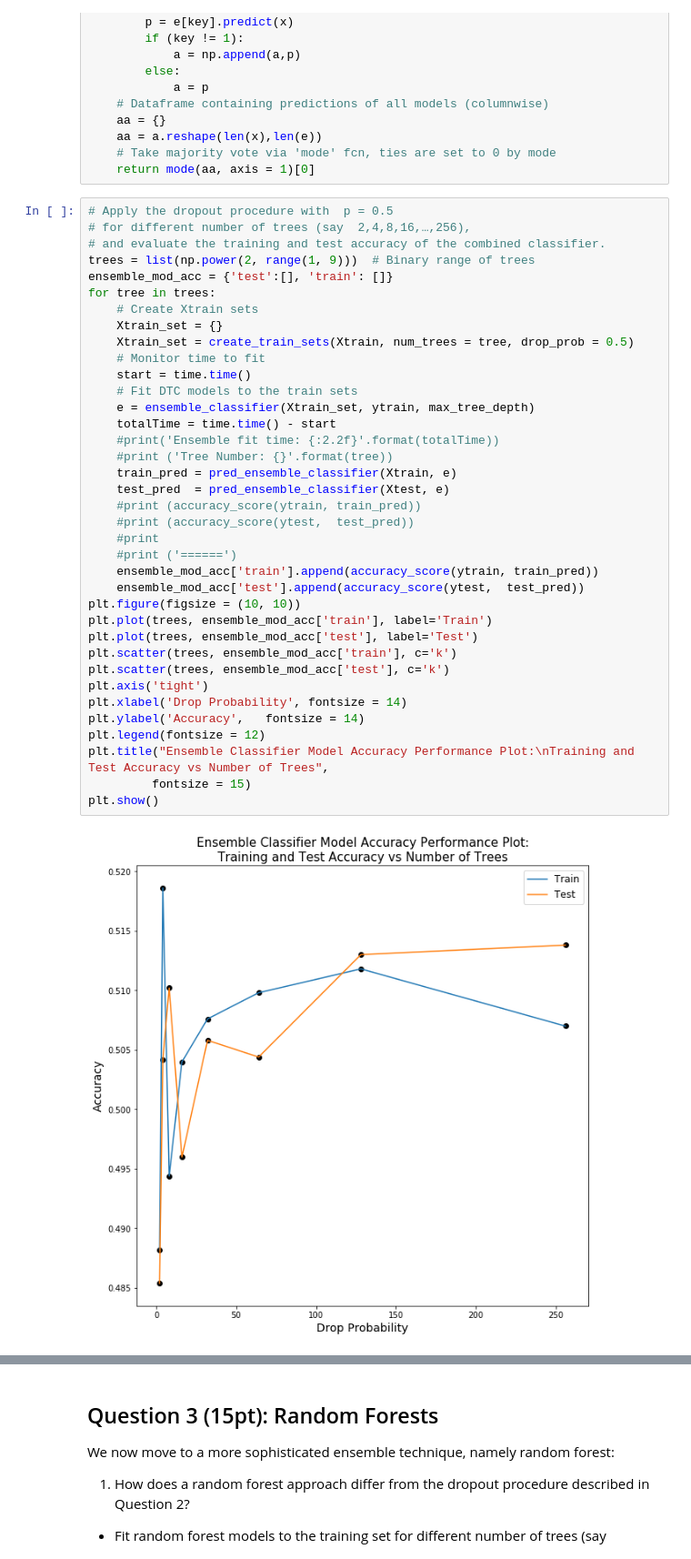
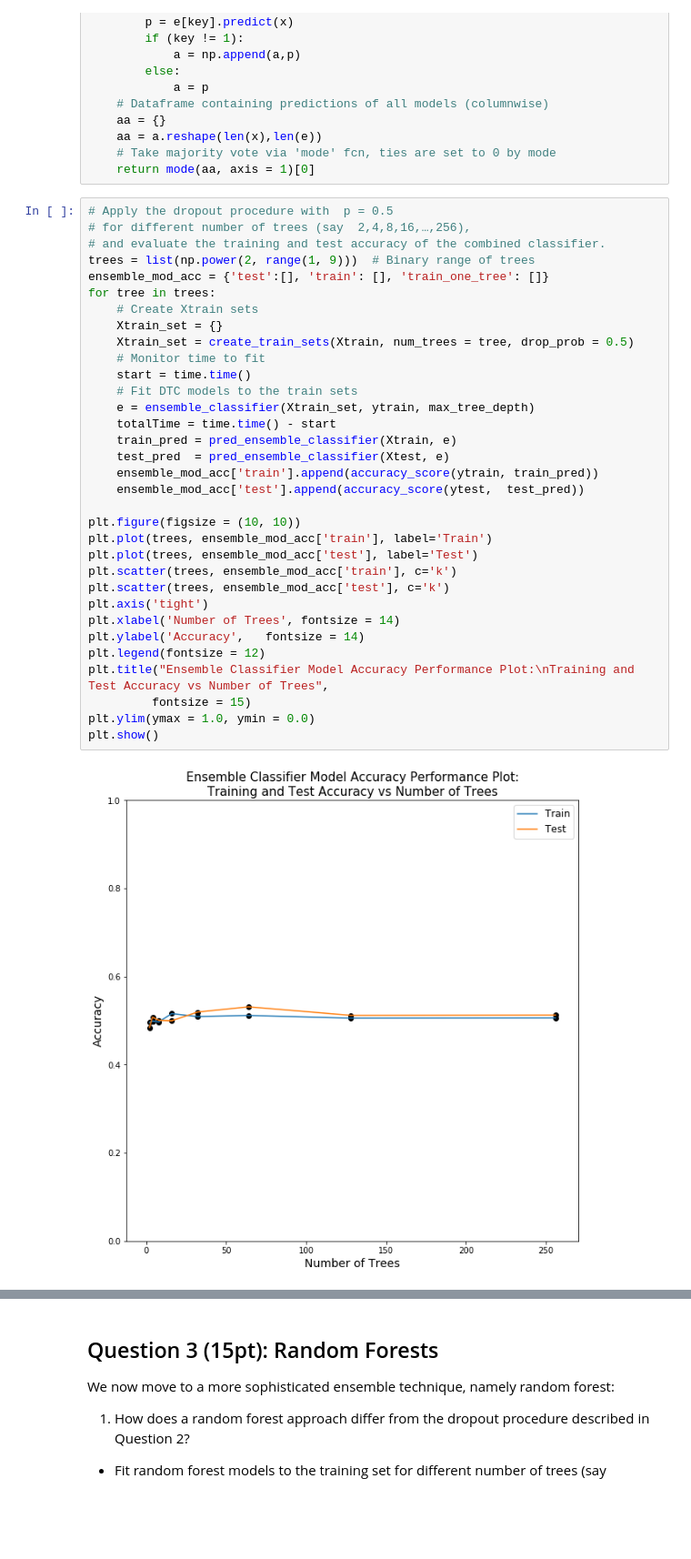
Before and after one commit to REMitchell/CSCIE109A, a Jupyter notebook: hw8/cs109-hw8.ipynb, the cells around one changed output, grey strips where cells are left out. Shown at 91% size. Cells and saved outputs as stored; diff of their text form; blank space fills up the shorter version.

```diff
--- a/hw8/cs109-hw8.ipynb
+++ b/hw8/cs109-hw8.ipynb
@@ -145,42 +156,38 @@ def pred_ensemble_classifier(x, e):
 # %%
 # Apply the dropout procedure with  p = 0.5
 # for different number of trees (say  2,4,8,16,…,256),
 # and evaluate the training and test accuracy of the combined classifier.
 trees = list(np.power(2, range(1, 9)))  # Binary range of trees
-ensemble_mod_acc = {'test':[], 'train': []}
+ensemble_mod_acc = {'test':[], 'train': [], 'train_one_tree': []}
 for tree in trees:
     # Create Xtrain sets
     Xtrain_set = {}
     Xtrain_set = create_train_sets(Xtrain, num_trees = tree, drop_prob = 0.5)
     # Monitor time to fit
     start = time.time()
     # Fit DTC models to the train sets
     e = ensemble_classifier(Xtrain_set, ytrain, max_tree_depth)
     totalTime = time.time() - start
-    #print('Ensemble fit time: {:2.2f}'.format(totalTime))
-    #print ('Tree Number: {}'.format(tree))
     train_pred = pred_ensemble_classifier(Xtrain, e)
     test_pred  = pred_ensemble_classifier(Xtest, e)
-    #print (accuracy_score(ytrain, train_pred))
-    #print (accuracy_score(ytest,  test_pred))
-    #print
-    #print ('======')
     ensemble_mod_acc['train'].append(accuracy_score(ytrain, train_pred))
     ensemble_mod_acc['test'].append(accuracy_score(ytest,  test_pred))
+
 plt.figure(figsize = (10, 10))
 plt.plot(trees, ensemble_mod_acc['train'], label='Train')
 plt.plot(trees, ensemble_mod_acc['test'], label='Test')
 plt.scatter(trees, ensemble_mod_acc['train'], c='k')
 plt.scatter(trees, ensemble_mod_acc['test'], c='k')
 plt.axis('tight')
-plt.xlabel('Drop Probability', fontsize = 14)
+plt.xlabel('Number of Trees', fontsize = 14)
 plt.ylabel('Accuracy',   fontsize = 14)
 plt.legend(fontsize = 12)
 plt.title("Ensemble Classifier Model Accuracy Performance Plot:\nTraining and Test Accuracy vs Number of Trees",
          fontsize = 15)
+plt.ylim(ymax = 1.0, ymin = 0.0)
 plt.show()
 # %% [output]
-[figure, old version]
+[figure, new version]
 # %%
 # Fix the number of trees to 64 and apply the dropout procedure with
 # different dropout rates  p=0.1,0.3,0.5,0.7,0.9
```
Also changed, not shown: parts of 7 cells of this notebook.
